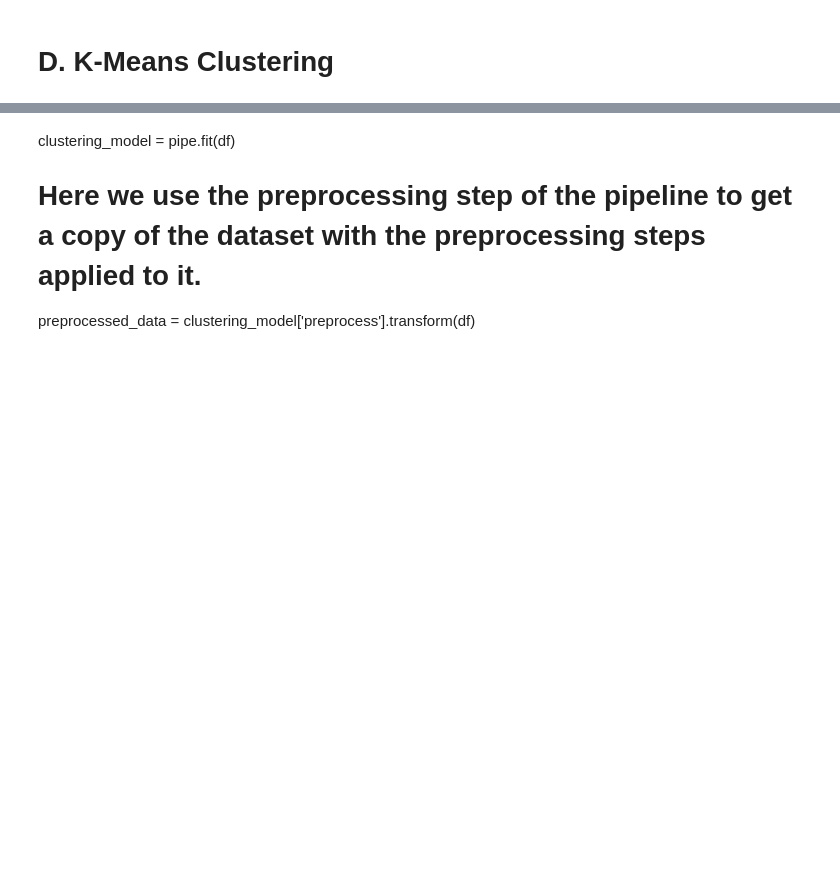
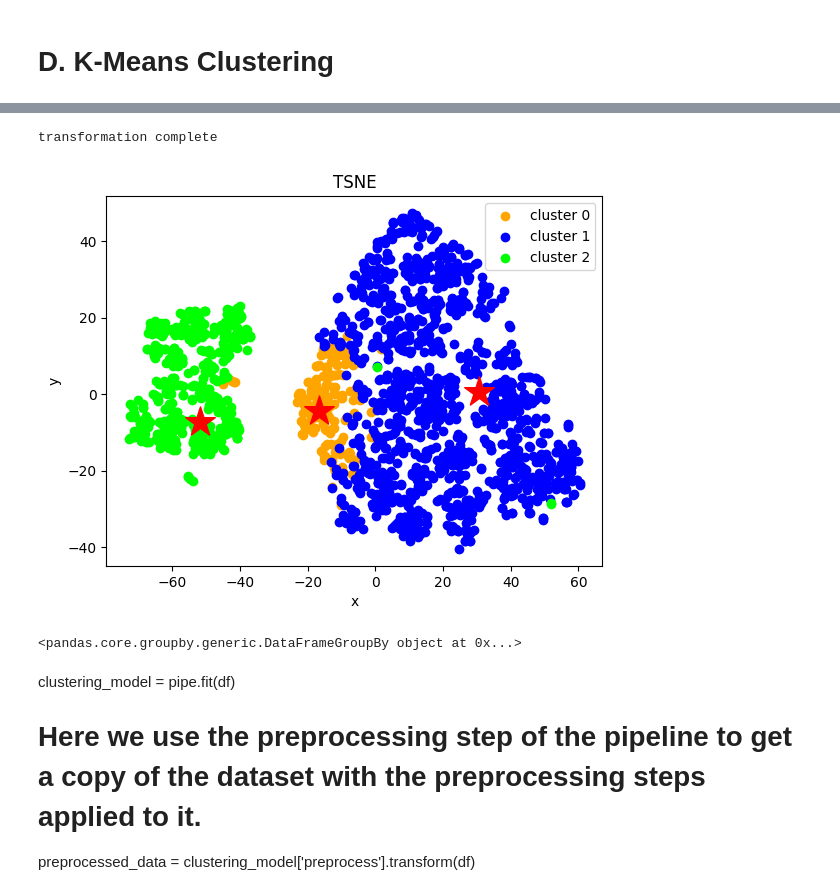
Before and after one commit to qaz73/ULAssignment-2, a Jupyter notebook: etivity2.ipynb, the cells around one changed output, grey strips where cells are left out. Drawn from its saved outputs; the diff is of its cells as text; code cells hidden in the pictures; blank space fills up the shorter version.

```diff
--- a/etivity2.ipynb
+++ b/etivity2.ipynb
@@ -243,3 +373,24 @@ pipe = Pipeline(steps=[
+# %%
+XYcoordinates = manifold.TSNE(n_components=2).fit_transform(data_and_centers)
+print("transformation complete")
+
+clustering_scatterplot(points=XYcoordinates[:-k,:],
+                       labels=clustering_model['kMeans'].labels_,
+                       centers=XYcoordinates[-k:,:],
+                       title='TSNE')
+# %% [output]
+transformation complete
+[figure, added]
+# %%
+df['cluster'] = pd.Series(clustering_model['kMeans'].labels_, index=df.index)
+
+df.head()
+
+df.tail()
+
+df.groupby('cluster')
+# %% [output]
+<pandas.core.groupby.generic.DataFrameGroupBy object at 0x...>
 # %% [markdown]
 clustering_model = pipe.fit(df)
 
```
Also changed, not shown: parts of 11 cells of this notebook.
